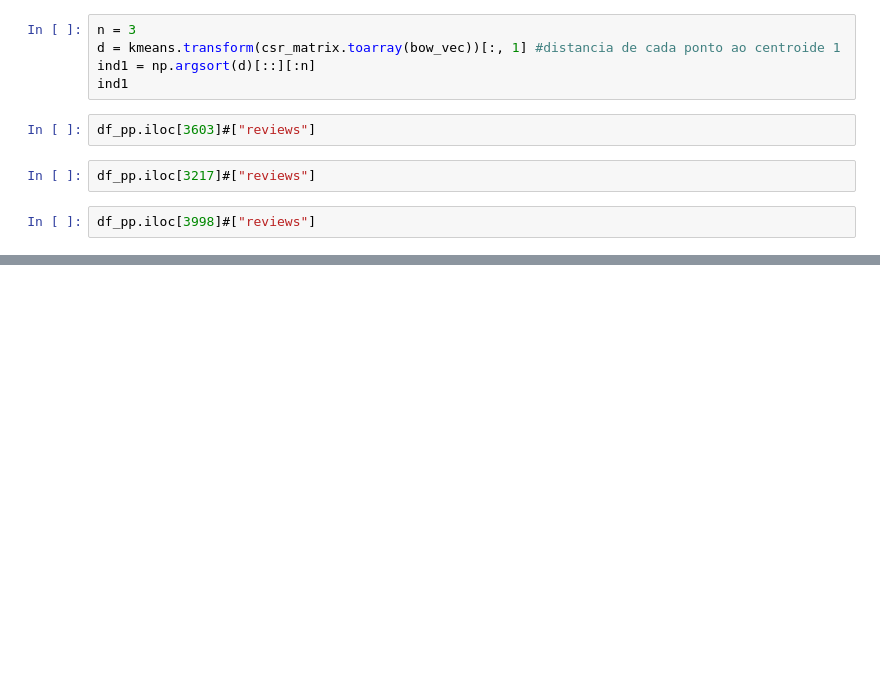
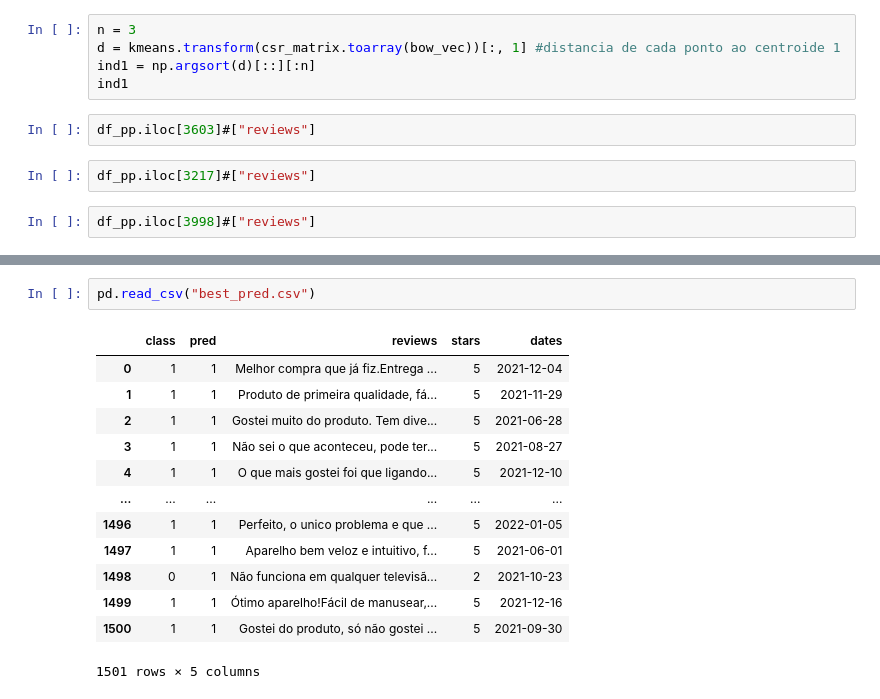
Before and after one commit to mariamaOlive/sentiment-analysis, a Jupyter notebook: classificadores.ipynb, the cells around one changed output, grey strips where cells are left out. Drawn from its saved outputs; the diff is of its cells as text; blank space fills up the shorter version.

```diff
--- a/classificadores.ipynb
+++ b/classificadores.ipynb
@@ -889,0 +1032,16 @@ df_pp.iloc[3998]#["reviews"]
+# %%
+pd.read_csv("best_pred.csv")
+# %% [output]
+|  | class | pred | reviews | stars | dates |
+| 0 | 1 | 1 | Melhor compra que já fiz.Entrega ... | 5 | 2021-12-04 |
+| 1 | 1 | 1 | Produto de primeira qualidade, fá... | 5 | 2021-11-29 |
+| 2 | 1 | 1 | Gostei muito do produto. Tem dive... | 5 | 2021-06-28 |
+| 3 | 1 | 1 | Não sei o que aconteceu, pode ter... | 5 | 2021-08-27 |
+| 4 | 1 | 1 | O que mais gostei foi que ligando... | 5 | 2021-12-10 |
+| ... | ... | ... | ... | ... | ... |
+| 1496 | 1 | 1 | Perfeito, o unico problema e que ... | 5 | 2022-01-05 |
+| 1497 | 1 | 1 | Aparelho bem veloz e intuitivo, f... | 5 | 2021-06-01 |
+| 1498 | 0 | 1 | Não funciona em qualquer televisã... | 2 | 2021-10-23 |
+| 1499 | 1 | 1 | Ótimo aparelho!Fácil de manusear,... | 5 | 2021-12-16 |
+| 1500 | 1 | 1 | Gostei do produto, só não gostei ... | 5 | 2021-09-30 |
+1501 rows × 5 columns
```
Also changed, not shown: parts of 18 cells of this notebook, 2 other files.
